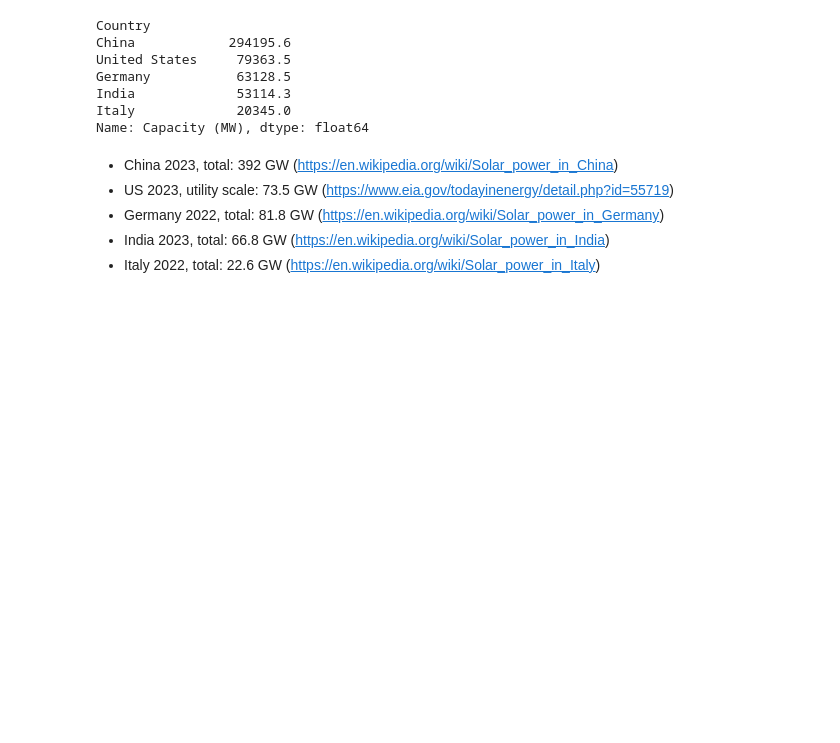
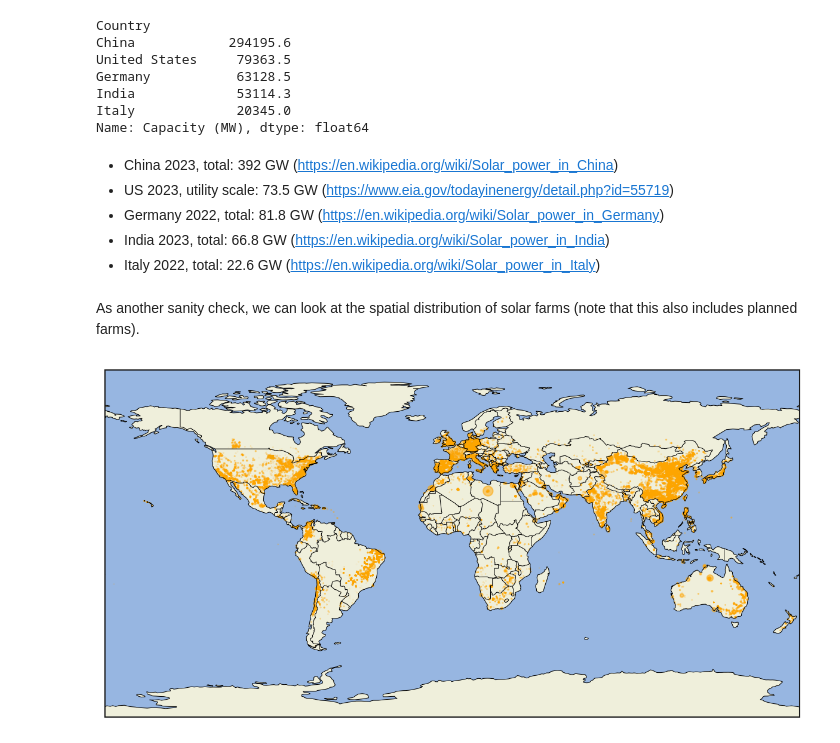
Before and after one commit to allfed/Renewables-Nuclear-Winter, a Jupyter notebook: scripts/Solar-Power.ipynb, the cells around one changed output. Cells and saved outputs as stored; diff of their text form; code cells hidden in the pictures; blank space fills up the shorter version.

Commit message:
solar country aggregation

```diff
--- a/scripts/Solar-Power.ipynb
+++ b/scripts/Solar-Power.ipynb
@@ -32,3 +29,9 @@ Name: Capacity (MW), dtype: float64
 * Germany 2022, total: 81.8 GW (https://en.wikipedia.org/wiki/Solar_power_in_Germany)
 * India 2023, total: 66.8 GW (https://en.wikipedia.org/wiki/Solar_power_in_India)
 * Italy 2022, total: 22.6 GW (https://en.wikipedia.org/wiki/Solar_power_in_Italy)
+# %% [markdown]
+As another sanity check, we can look at the spatial distribution of solar farms (note that this also includes planned farms).
+# %%
+gem.plot_solar_farm_map()
+# %% [output]
+[figure, added]
```
Also changed, not shown: parts of 5 cells of this notebook, 3 other files.
